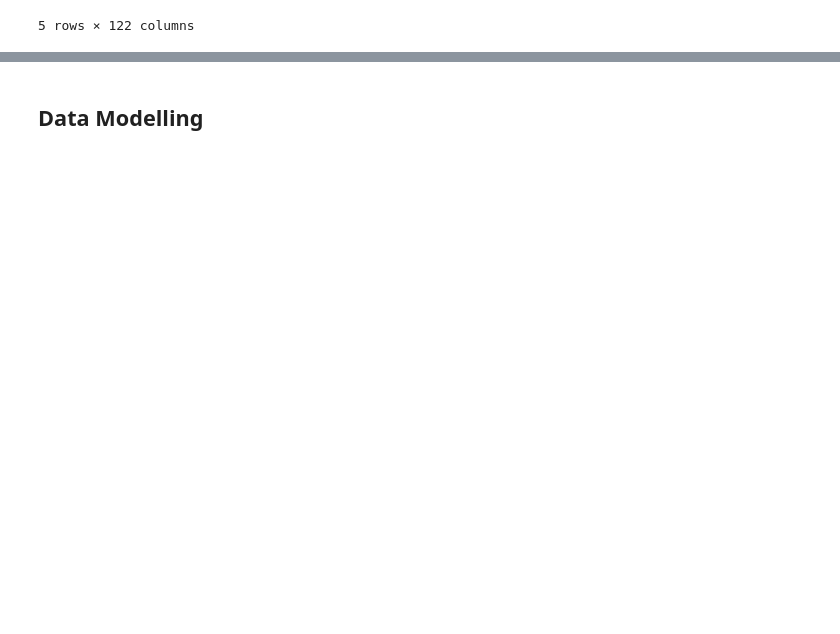
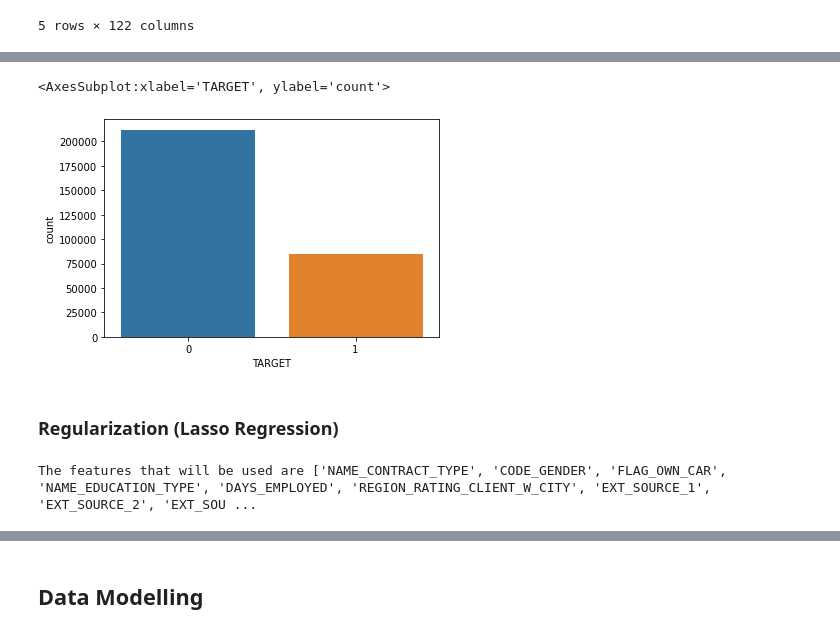
Before and after one commit to alfredomarciano98/credit-risk-analysis, a Jupyter notebook: credit-risk-analysis.ipynb, the cells around one changed output, grey strips where cells are left out. Saved outputs shown, nothing was run; the diff lists cells and outputs as text; code cells hidden in the pictures; blank space fills up the shorter version.

```diff
--- a/credit-risk-analysis.ipynb
+++ b/credit-risk-analysis.ipynb
@@ -641,0 +602,36 @@ Decreased by 49.9%
+# %%
+# Transforming dataset with optimum parameters (k_neighbors, oversample strategy, undersample strategy) obtained
+over = SMOTE(sampling_strategy=0.3, k_neighbors=2)
+under = RandomUnderSampler(sampling_strategy=0.4,random_state=101)
+steps = [('over', over), ('under', under)]
+pipeline = Pipeline(steps=steps)
+X = final_imputed_train.drop('TARGET',axis=1)
+y = final_imputed_train['TARGET']
+X, y = pipeline.fit_resample(X, y)
+# %%
+# Checking target class proportion after rebalancing
+sns.countplot(x=y)
+# %% [output]
+<AxesSubplot:xlabel='TARGET', ylabel='count'>
+[figure, added]
+# %% [markdown]
+### Regularization (Lasso Regression)
+# %%
+from sklearn.linear_model import Lasso
+from sklearn.preprocessing import StandardScaler
+prediction=pd.DataFrame()
+
+X = final_imputed_train.drop('TARGET',axis=1)
+y = final_imputed_train['TARGET']
+clf = Lasso(alpha=0.005)
+scaler = StandardScaler()
+clf.fit(scaler.fit_transform(X), y)
+
+final_features = []
+for i in range(len(list(X))):
+    if clf.coef_[i]:
+        final_features.append(list(X)[i])
+
+print('The features that will be used are', final_features)
+# %% [output]
+The features that will be used are ['NAME_CONTRACT_TYPE', 'CODE_GENDER', 'FLAG_OWN_CAR', 'NAME_EDUCATION_TYPE', 'DAYS_EMPLOYED', 'REGION_RATING_CLIENT_W_CITY', 'EXT_SOURCE_1', 'EXT_SOURCE_2', 'EXT_SOU ...
```
Also changed, not shown: parts of 32 cells of this notebook.
